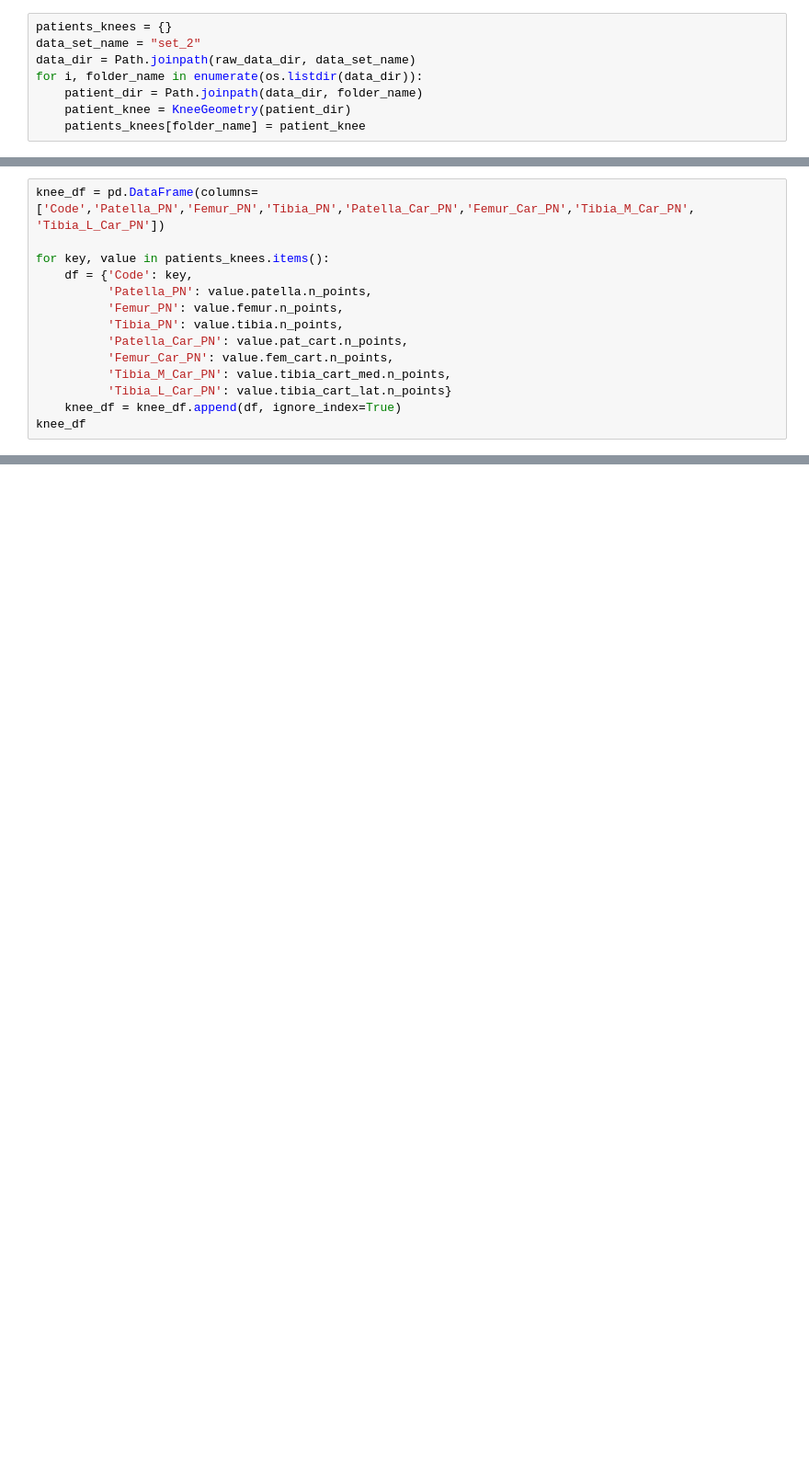
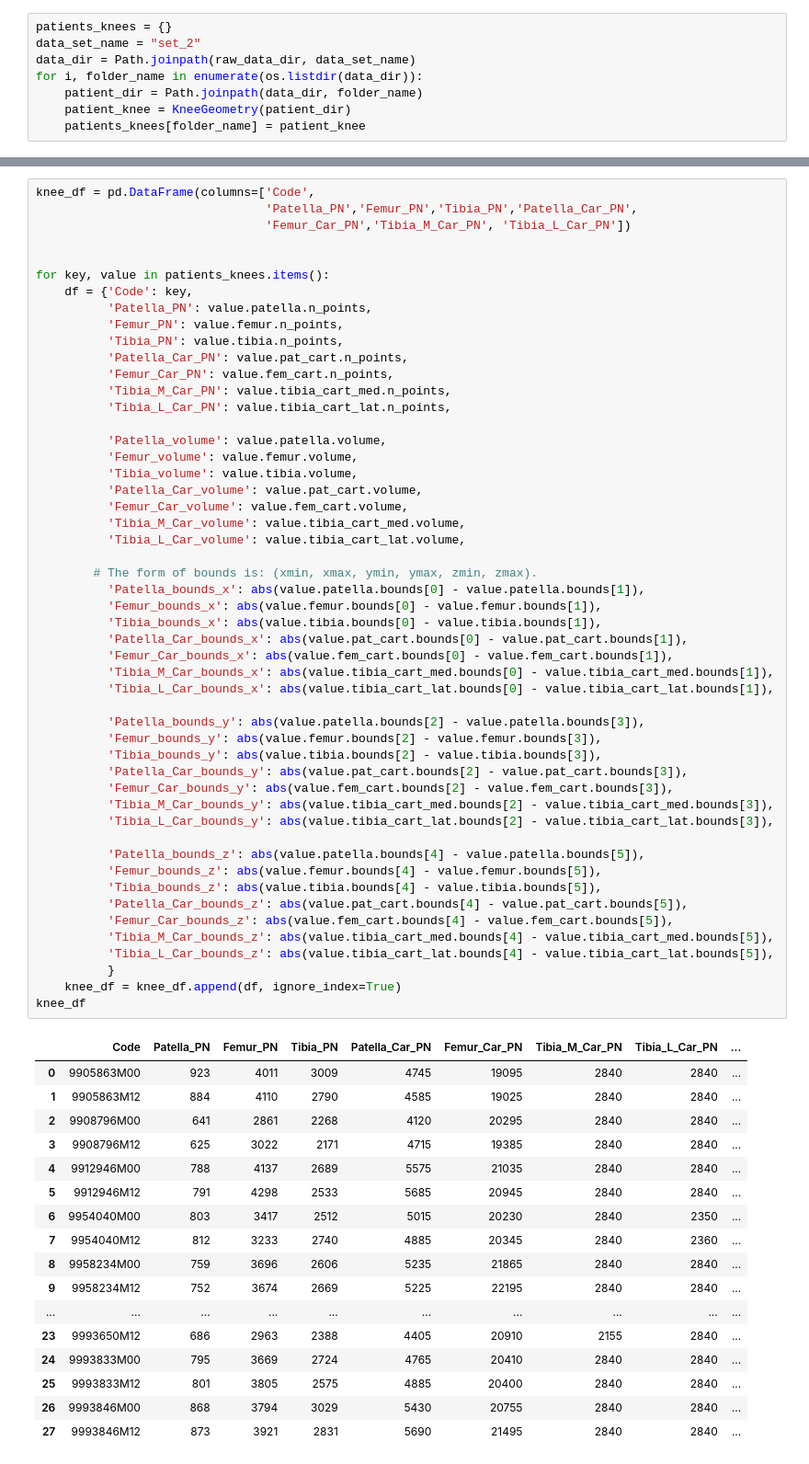
Before and after one commit to cs481-ekh/f22-ai-cbl, a Jupyter notebook: notebooks/patients_data_loading.ipynb, the cells around one changed output, grey strips where cells are left out. Shown: that part at 92% size. Drawn from its saved outputs; the diff is of its cells as text; blank space fills up the shorter version.

```diff
--- a/notebooks/patients_data_loading.ipynb
+++ b/notebooks/patients_data_loading.ipynb
@@ -23,14 +21,0 @@ Create Data Frame that shows size of point coloud of each knee structure for eac
-# %%
-knee_df = pd.DataFrame(columns=['Code','Patella_PN','Femur_PN','Tibia_PN','Patella_Car_PN','Femur_Car_PN','Tibia_M_Car_PN', 'Tibia_L_Car_PN'])
-
-for key, value in patients_knees.items():
-    df = {'Code': key,
-          'Patella_PN': value.patella.n_points,
-          'Femur_PN': value.femur.n_points,
-          'Tibia_PN': value.tibia.n_points,
-          'Patella_Car_PN': value.pat_cart.n_points,
-          'Femur_Car_PN': value.fem_cart.n_points,
-          'Tibia_M_Car_PN': value.tibia_cart_med.n_points,
-          'Tibia_L_Car_PN': value.tibia_cart_lat.n_points}
-    knee_df = knee_df.append(df, ignore_index=True)
-knee_df
@@ -54,0 +39,69 @@ knee_df
+# %%
+knee_df = pd.DataFrame(columns=['Code',
+                                'Patella_PN','Femur_PN','Tibia_PN','Patella_Car_PN',
+                                'Femur_Car_PN','Tibia_M_Car_PN', 'Tibia_L_Car_PN'])
+
+
+for key, value in patients_knees.items():
+    df = {'Code': key,
+          'Patella_PN': value.patella.n_points,
+          'Femur_PN': value.femur.n_points,
+          'Tibia_PN': value.tibia.n_points,
+          'Patella_Car_PN': value.pat_cart.n_points,
+          'Femur_Car_PN': value.fem_cart.n_points,
+          'Tibia_M_Car_PN': value.tibia_cart_med.n_points,
+          'Tibia_L_Car_PN': value.tibia_cart_lat.n_points,
+
+          'Patella_volume': value.patella.volume,
+          'Femur_volume': value.femur.volume,
+          'Tibia_volume': value.tibia.volume,
+          'Patella_Car_volume': value.pat_cart.volume,
+          'Femur_Car_volume': value.fem_cart.volume,
+          'Tibia_M_Car_volume': value.tibia_cart_med.volume,
+          'Tibia_L_Car_volume': value.tibia_cart_lat.volume,
+
+        # The form of bounds is: (xmin, xmax, ymin, ymax, zmin, zmax).
+          'Patella_bounds_x': abs(value.patella.bounds[0] - value.patella.bounds[1]),
+          'Femur_bounds_x': abs(value.femur.bounds[0] - value.femur.bounds[1]),
+          'Tibia_bounds_x': abs(value.tibia.bounds[0] - value.tibia.bounds[1]),
+          'Patella_Car_bounds_x': abs(value.pat_cart.bounds[0] - value.pat_cart.bounds[1]),
+          'Femur_Car_bounds_x': abs(value.fem_cart.bounds[0] - value.fem_cart.bounds[1]),
+          'Tibia_M_Car_bounds_x': abs(value.tibia_cart_med.bounds[0] - value.tibia_cart_med.bounds[1]),
+          'Tibia_L_Car_bounds_x': abs(value.tibia_cart_lat.bounds[0] - value.tibia_cart_lat.bounds[1]),
+
+          'Patella_bounds_y': abs(value.patella.bounds[2] - value.patella.bounds[3]),
+          'Femur_bounds_y': abs(value.femur.bounds[2] - value.femur.bounds[3]),
+          'Tibia_bounds_y': abs(value.tibia.bounds[2] - value.tibia.bounds[3]),
+          'Patella_Car_bounds_y': abs(value.pat_cart.bounds[2] - value.pat_cart.bounds[3]),
+          'Femur_Car_bounds_y': abs(value.fem_cart.bounds[2] - value.fem_cart.bounds[3]),
+          'Tibia_M_Car_bounds_y': abs(value.tibia_cart_med.bounds[2] - value.tibia_cart_med.bounds[3]),
+          'Tibia_L_Car_bounds_y': abs(value.tibia_cart_lat.bounds[2] - value.tibia_cart_lat.bounds[3]),
+
+          'Patella_bounds_z': abs(value.patella.bounds[4] - value.patella.bounds[5]),
+          'Femur_bounds_z': abs(value.femur.bounds[4] - value.femur.bounds[5]),
+          'Tibia_bounds_z': abs(value.tibia.bounds[4] - value.tibia.bounds[5]),
+          'Patella_Car_bounds_z': abs(value.pat_cart.bounds[4] - value.pat_cart.bounds[5]),
+          'Femur_Car_bounds_z': abs(value.fem_cart.bounds[4] - value.fem_cart.bounds[5]),
+          'Tibia_M_Car_bounds_z': abs(value.tibia_cart_med.bounds[4] - value.tibia_cart_med.bounds[5]),
+          'Tibia_L_Car_bounds_z': abs(value.tibia_cart_lat.bounds[4] - value.tibia_cart_lat.bounds[5]),
+          }
+    knee_df = knee_df.append(df, ignore_index=True)
+knee_df
+# %% [output]
+|  | Code | Patella_PN | Femur_PN | Tibia_PN | Patella_Car_PN | Femur_Car_PN | Tibia_M_Car_PN | Tibia_L_Car_PN | ... |
+| 0 | 9905863M00 | 923 | 4011 | 3009 | 4745 | 19095 | 2840 | 2840 | ... |
+| 1 | 9905863M12 | 884 | 4110 | 2790 | 4585 | 19025 | 2840 | 2840 | ... |
+| 2 | 9908796M00 | 641 | 2861 | 2268 | 4120 | 20295 | 2840 | 2840 | ... |
+| 3 | 9908796M12 | 625 | 3022 | 2171 | 4715 | 19385 | 2840 | 2840 | ... |
+| 4 | 9912946M00 | 788 | 4137 | 2689 | 5575 | 21035 | 2840 | 2840 | ... |
+| 5 | 9912946M12 | 791 | 4298 | 2533 | 5685 | 20945 | 2840 | 2840 | ... |
+| 6 | 9954040M00 | 803 | 3417 | 2512 | 5015 | 20230 | 2840 | 2350 | ... |
+| 7 | 9954040M12 | 812 | 3233 | 2740 | 4885 | 20345 | 2840 | 2360 | ... |
+| 8 | 9958234M00 | 759 | 3696 | 2606 | 5235 | 21865 | 2840 | 2840 | ... |
+| 9 | 9958234M12 | 752 | 3674 | 2669 | 5225 | 22195 | 2840 | 2840 | ... |
+| ... | ... | ... | ... | ... | ... | ... | ... | ... | ... |
+| 23 | 9993650M12 | 686 | 2963 | 2388 | 4405 | 20910 | 2155 | 2840 | ... |
+| 24 | 9993833M00 | 795 | 3669 | 2724 | 4765 | 20410 | 2840 | 2840 | ... |
+| 25 | 9993833M12 | 801 | 3805 | 2575 | 4885 | 20400 | 2840 | 2840 | ... |
+| 26 | 9993846M00 | 868 | 3794 | 3029 | 5430 | 20755 | 2840 | 2840 | ... |
+| 27 | 9993846M12 | 873 | 3921 | 2831 | 5690 | 21495 | 2840 | 2840 | ... |
```
Also changed, not shown: parts of 8 cells of this notebook, 2 other files.
